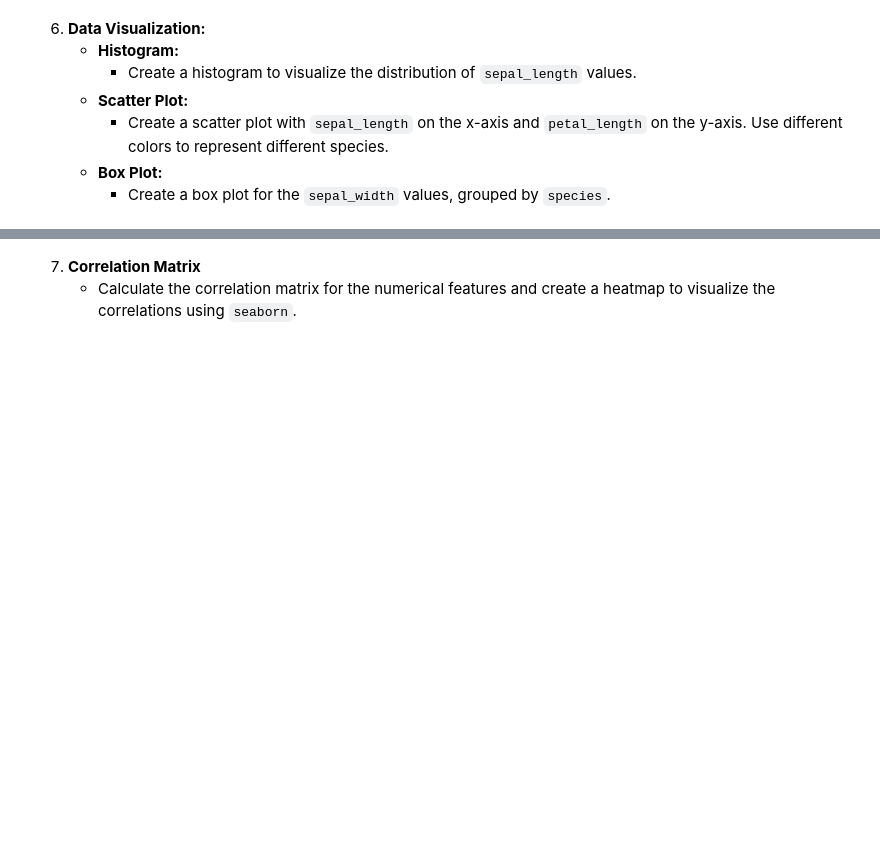
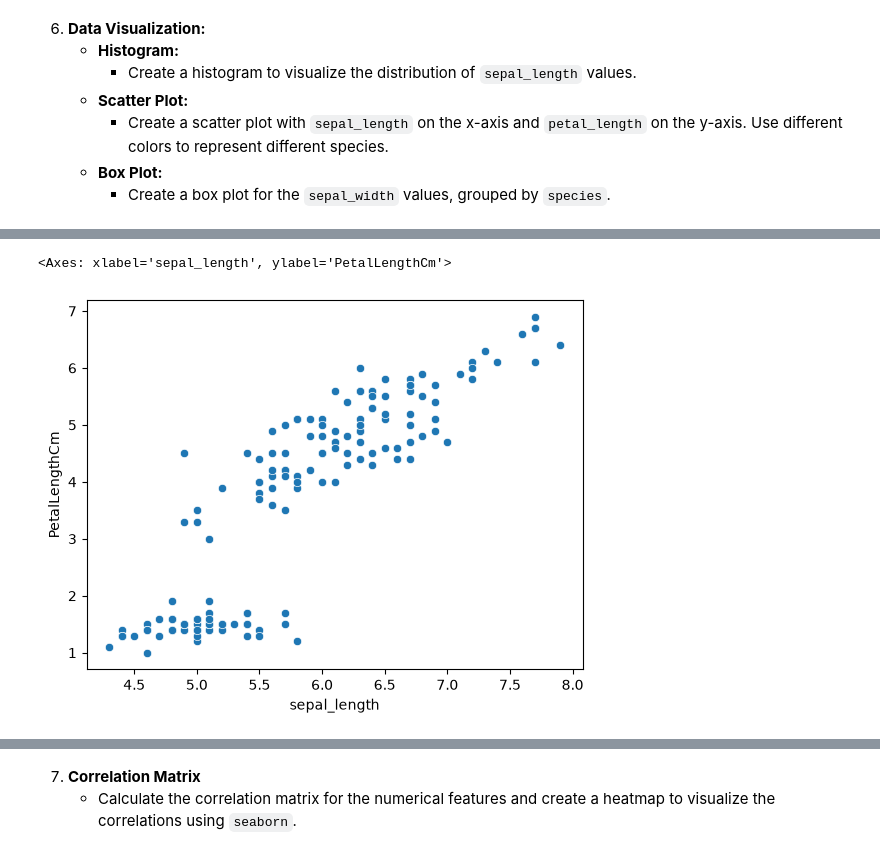
Before and after one commit to abinhyanmikha/Data-Science, a Jupyter notebook: Assignment/Assignment7/Assignment-07_Sep11.ipynb, the cells around one changed output, grey strips where cells are left out. Cells and saved outputs as stored; diff of their text form; code cells hidden in the pictures; blank space fills up the shorter version.

```diff
--- a/Assignment/Assignment7/Assignment-07_Sep11.ipynb
+++ b/Assignment/Assignment7/Assignment-07_Sep11.ipynb
@@ -130,0 +171,5 @@ Name: sepal_length, Length: 150, dtype: bool
+# %%
+sns.scatterplot(data=csv,x='sepal_length',y='PetalLengthCm')
+# %% [output]
+<Axes: xlabel='sepal_length', ylabel='PetalLengthCm'>
+[figure, added]
```
Also changed, not shown: parts of 14 cells of this notebook, 1 other file.
